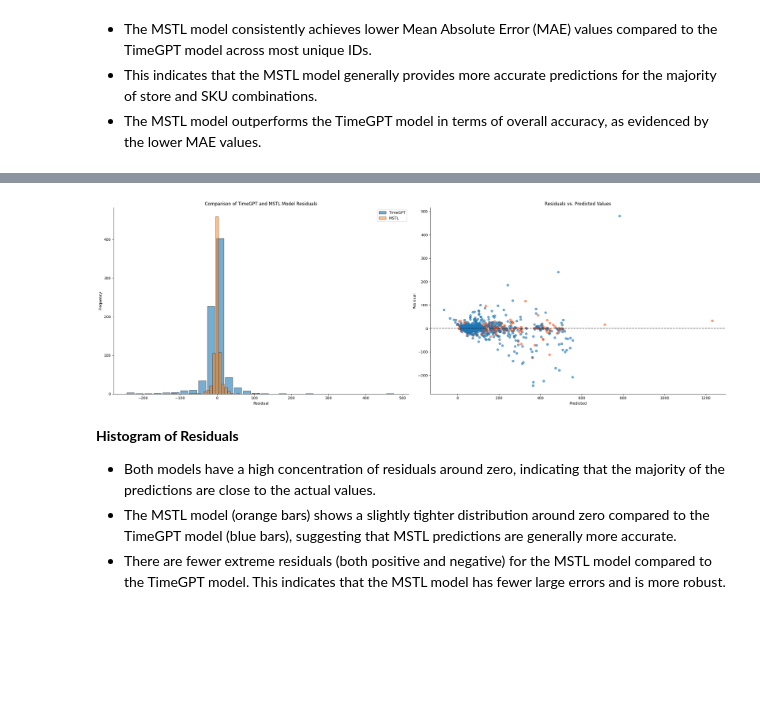
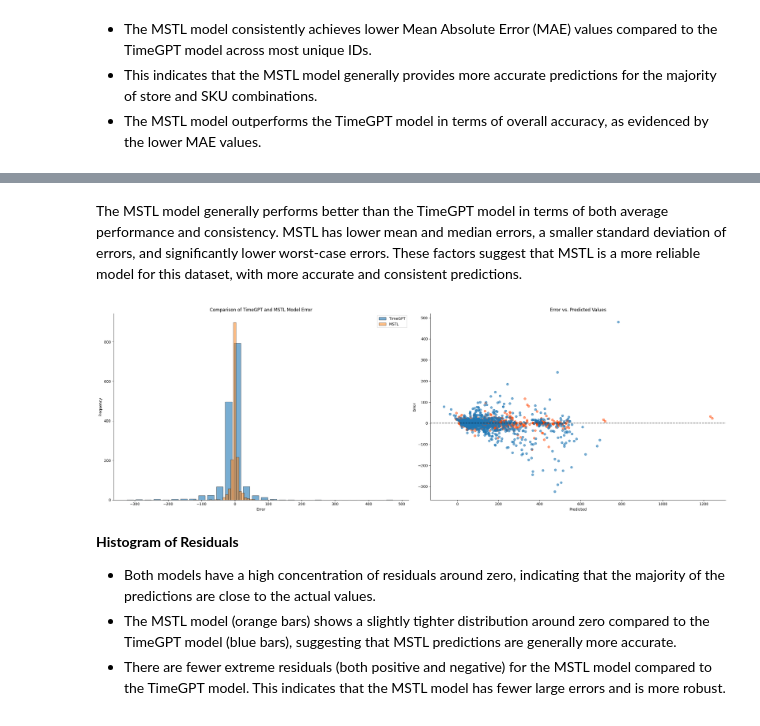
Before and after one commit to emirhansilsupur/supply-chain-analytics-forecasting, a Jupyter notebook: SC_Analytics_Forecasting.ipynb, the cells around one changed output, grey strips where cells are left out. Drawn from its saved outputs; the diff is of its cells as text; code cells hidden in the pictures; blank space fills up the shorter version.

```diff
--- a/SC_Analytics_Forecasting.ipynb
+++ b/SC_Analytics_Forecasting.ipynb
@@ -2012,7 +2006,7 @@ See the caveats in the documentation: https://pandas.pydata.org/pandas-docs/stab
 HORIZON = 4  # forecast horizon: 4 weeks ahead
 LEVEL = [90]  # means that the range of values should include the actual future value with probability 90%.
 S_LENGTH = [4]  # length of the seasonal period of the time series
-N_WINDOWS = 4  # number of windows used for cross-validation, meaning the number of forecasting processes in the past you want to evaluate.
+N_WINDOWS = 8  # number of windows used for cross-validation, meaning the number of forecasting processes in the past you want to evaluate.
 STEP_SIZE = 2  # step size between each window, meaning how often do you want to run the forecasting process.
 
 # Create a baseline forecast
@@ -2434,22 +2407,23 @@ eval_timegpt_cv_mae, eval_timegpt_cv_rmse, eval_rmse_mae_mstl = get_eval_metrics
 # %%
-def add_residual_column(df, actual_col, predicted_col, residual_col_name="residual"):
+def add_error_column(df, actual_col, predicted_col):
     """
-    Adds an residual column to a DataFrame based on the difference between the actual and predicted values.
+    Adds an error column to a DataFrame based on the difference between the actual and predicted values.
 
     Parameters:
     df (pd.DataFrame): The DataFrame containing the actual and predicted values.
     actual_col (str): The name of the column containing the actual values.
     predicted_col (str): The name of the column containing the predicted values.
-    residual_col_name (str): The name of the new residual column. Default is "residual".
 
     Returns:
     pd.DataFrame: The DataFrame with the new error column added.
     """
-    df[residual_col_name] = df[actual_col] - df[predicted_col]
+
+    df["error_abs"] = np.abs(df[actual_col] - df[predicted_col])
+    df["error_"] = df[actual_col] - df[predicted_col]
     return df
 # %%
-crossvalidation_df_mstl = add_residual_column(crossvalidation_df_mstl, "y", "MSTL")
-timegpt_cv_df = add_residual_column(timegpt_cv_df, "y", "TimeGPT")
+crossvalidation_df_mstl = add_error_column(crossvalidation_df_mstl, "y", "MSTL")
+timegpt_cv_df = add_error_column(timegpt_cv_df, "y", "TimeGPT")
 # %%
 width = 0.35
 
@@ -2464,8 +2438,8 @@ axs.bar(
     alpha=0.6,
 )
 axs.bar(
-    eval_rmse_mae_mstl["unique_id"],
-    eval_rmse_mae_mstl["MSTL_mae"],
+    eval_smape_mae_mstl["unique_id"],
+    eval_smape_mae_mstl["MSTL_mae"],
     width,
     label="MSTL",
     color="r",
@@ -2482,8 +2456,8 @@ axs.spines["top"].set_visible(False)
 axs.spines["right"].set_visible(False)
 axs.tick_params(axis="x", rotation=90)
 
-ax.spines["top"].set_visible(False)
-ax.spines["right"].set_visible(False)
+axs.spines["top"].set_visible(False)
+axs.spines["right"].set_visible(False)
 
 # Show the combined plot
 plt.tight_layout()
@@ -2501,8 +2491,10 @@ This residual analysis helps in understanding the error distribution and identif
+# %% [markdown]
+The MSTL model generally performs better than the TimeGPT model in terms of both average performance and consistency. MSTL has lower mean and median errors, a smaller standard deviation of errors, and significantly lower worst-case errors. These factors suggest that MSTL is a more reliable model for this dataset, with more accurate and consistent predictions.
 # %%
 fig, axs = plt.subplots(1, 2, figsize=(24, 8))
 # Plotting the histograms
 axs[0].hist(
-    timegpt_cv_df["residual"],
+    timegpt_cv_df["error_"],
     bins=30,
     edgecolor="k",
     alpha=0.6,
@@ -2512,41 +2504,41 @@ axs[0].hist(
 
 # Plot MSTL histogram
 axs[0].hist(
-    crossvalidation_df_mstl["residual"], bins=30, edgecolor="k", alpha=0.5, label="MSTL"
+    crossvalidation_df_mstl["error_"], bins=30, edgecolor="k", alpha=0.5, label="MSTL"
 )
 
 # Customizing the histograms
-axs[0].set_xlabel("Residual")
+axs[0].set_xlabel("Error")
 axs[0].set_ylabel("Frequency")
-axs[0].set_title("Comparison of TimeGPT and MSTL Model Residuals")
+axs[0].set_title("Comparison of TimeGPT and MSTL Model Error")
 axs[0].legend()
 
 axs[1].scatter(
     crossvalidation_df_mstl["MSTL"],
-    crossvalidation_df_mstl["residual"],
+    crossvalidation_df_mstl["error_"],
     alpha=0.5,
     c="orangered",
 )
 axs[1].scatter(
-    timegpt_cv_df["TimeGPT"], timegpt_cv_df["residual"], alpha=0.6, c="tab:blue"
+    timegpt_cv_df["TimeGPT"], timegpt_cv_df["error_"], alpha=0.6, c="tab:blue"
 )
 
 # Customizing the histograms
 axs[1].set_xlabel("Predicted")
-axs[1].set_ylabel("Residual")
-axs[1].set_title("Residuals vs. Predicted Values")
+axs[1].set_ylabel("Error")
+axs[1].set_title("Error vs. Predicted Values")
 axs[1].axhline(y=0, color="black", linestyle="--")
 
 
 for ax in axs:
     ax.spines["top"].set_visible(False)
     ax.spines["right"].set_visible(False)
 
 # Show the combined plot
 plt.tight_layout()
 plt.show()
 # %% [output]
-[figure, old version]
+[figure, new version]
 # %% [markdown]
 **Histogram of Residuals**
 
```
Also changed, not shown: parts of 46 cells of this notebook.
